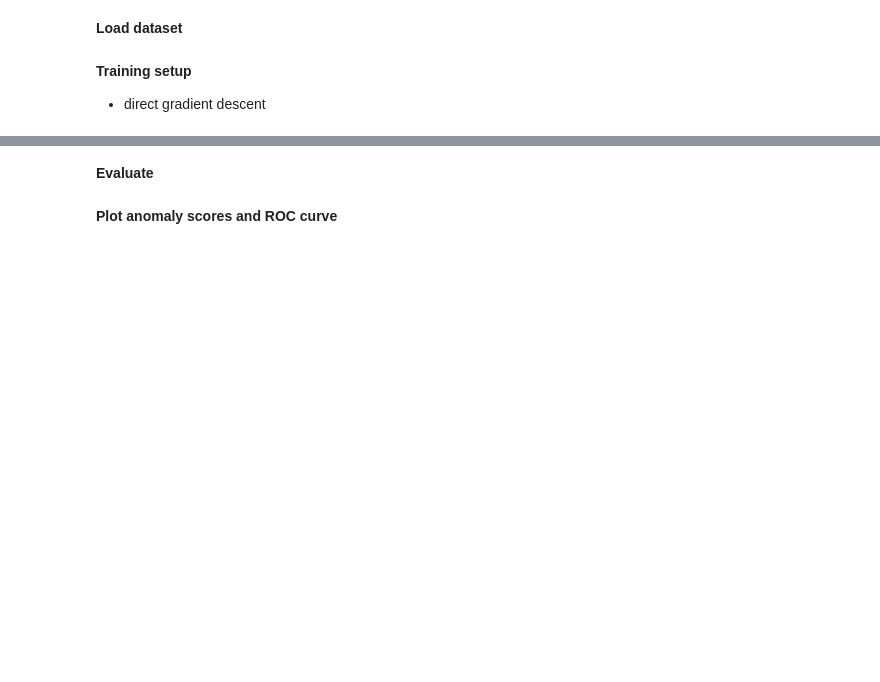
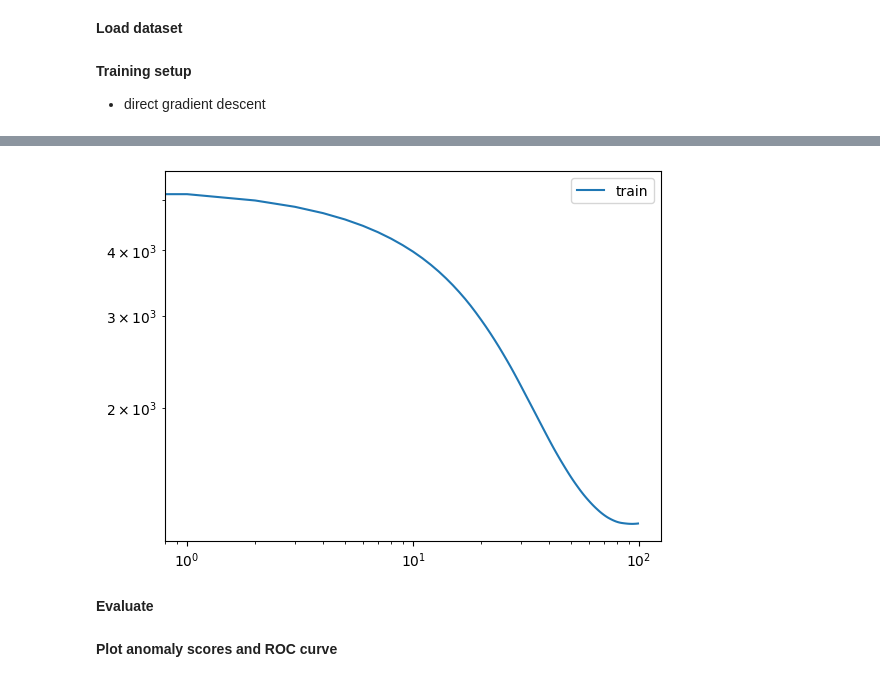
Before and after one commit to bsc-quantic/tn4ml, a Jupyter notebook: docs/examples/mnist_ad.ipynb, the cells around one changed output, grey strips where cells are left out. Saved outputs shown, nothing was run; the diff lists cells and outputs as text; code cells hidden in the pictures; blank space fills up the shorter version.

```diff
--- a/docs/examples/mnist_ad.ipynb
+++ b/docs/examples/mnist_ad.ipynb
@@ -200,3 +202,9 @@ plt.show()
+# %%
+plt.loglog(range(len(model.history['loss'])), model.history['loss'], label='train')
+plt.legend()
+plt.show()
+# %% [output]
+[figure, added]
 # %% [markdown]
 **Evaluate**
 # %%
```
Also changed, not shown: parts of 8 cells of this notebook, 1 other file.
